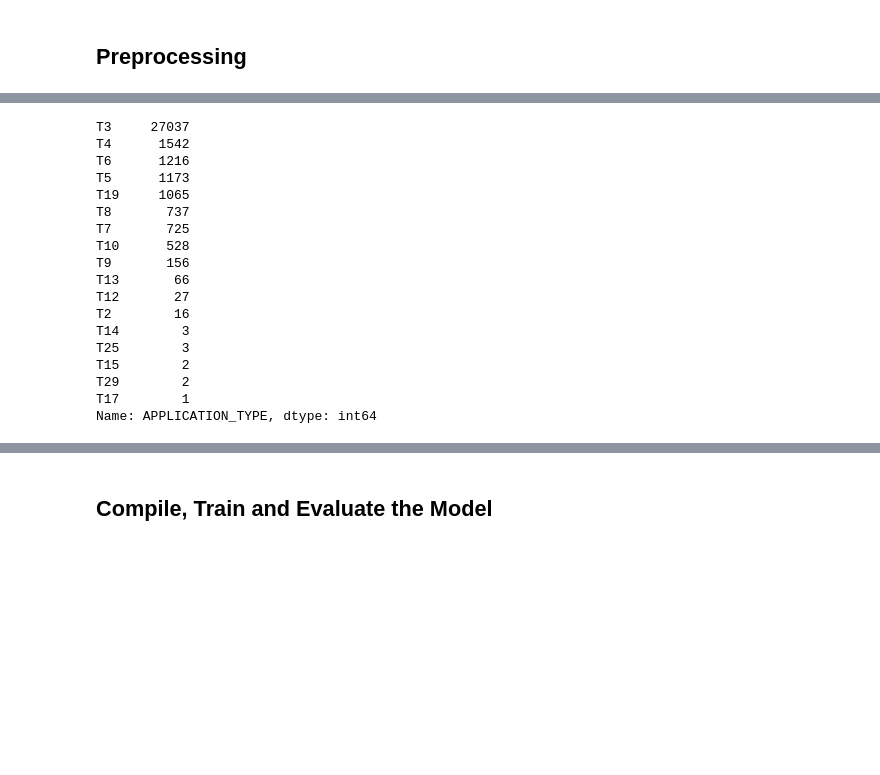
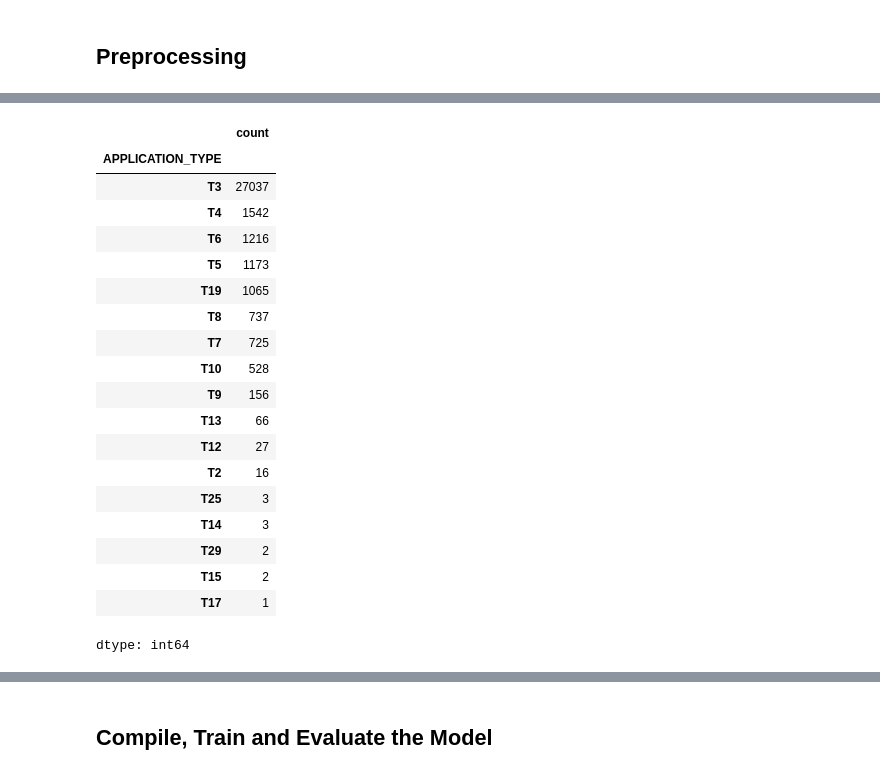
Before and after one commit to jhammans/deep-learning-challenge, a Jupyter notebook: AlphabetSoupCharity_Optimization.ipynb, the cells around one changed output, grey strips where cells are left out. Cells and saved outputs as stored; diff of their text form; code cells hidden in the pictures; blank space fills up the shorter version.

```diff
--- a/AlphabetSoupCharity_Optimization.ipynb
+++ b/AlphabetSoupCharity_Optimization.ipynb
@@ -38,26 +47,28 @@ IS_SUCCESSFUL                2
 dtype: int64
 # %%
 # Look at APPLICATION_TYPE value counts to identify and replace with "Other"
-#  YOUR CODE GOES HERE
+application_df['APPLICATION_TYPE'].value_counts()
 # %% [output]
+|  | count |
+| APPLICATION_TYPE |  |
+| T3 | 27037 |
+| T4 | 1542 |
+| T6 | 1216 |
+| T5 | 1173 |
+| T19 | 1065 |
+| T8 | 737 |
+| T7 | 725 |
+| T10 | 528 |
+| T9 | 156 |
+| T13 | 66 |
+| T12 | 27 |
+| T2 | 16 |
+| T25 | 3 |
+| T14 | 3 |
+| T29 | 2 |
+| T15 | 2 |
+| T17 | 1 |
-T3     27037
-T4      1542
-T6      1216
-T5      1173
-T19     1065
-T8       737
-T7       725
-T10      528
-T9       156
-T13       66
-T12       27
-T2        16
-T14        3
-T25        3
-T15        2
-T29        2
-T17        1
-Name: APPLICATION_TYPE, dtype: int64
+dtype: int64
 # %%
 # Choose a cutoff value and create a list of application types to be replaced
 # use the variable name `application_types_to_replace`
```
Also changed, not shown: parts of 16 cells of this notebook.
